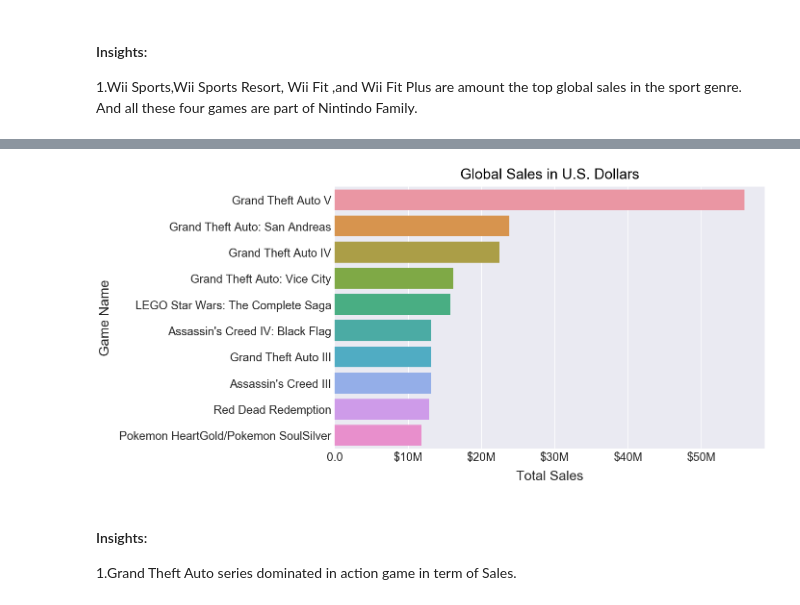
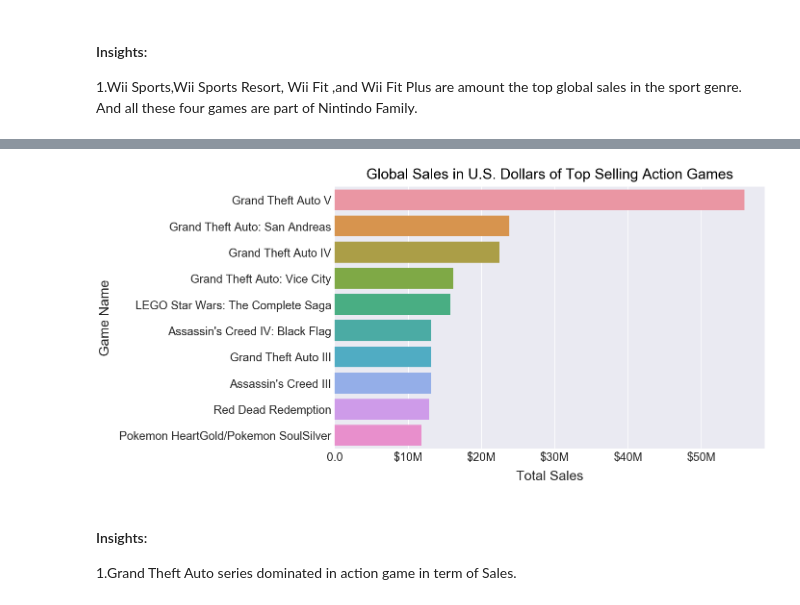
Before and after one commit to xzhang0529/Explore-Video-Games-Sales, a Jupyter notebook: Video Sales Analysis .ipynb, the cells around one changed output, grey strips where cells are left out. Drawn from its saved outputs; the diff is of its cells as text; code cells hidden in the pictures.

```diff
--- a/Video Sales Analysis .ipynb
+++ b/Video Sales Analysis .ipynb
@@ -379,17 +379,17 @@ plt.show();
 # %%
 topsales=Actions.groupby(['Name'])['Global_Sales'].sum().sort_values(ascending = False).reset_index().head(10)
 plt.figure(figsize = (16,10))
 sns.barplot(y=topsales["Name"], x=topsales["Global_Sales"], linewidth=1)
 plt.yticks(fontsize=24)
 plt.xticks(fontsize=24)
 plt.ylabel("Game Name", labelpad=15, fontsize=28)
 plt.xlabel("Total Sales", labelpad=15, fontsize=28)
-plt.title("Global Sales in U.S. Dollars", color='Black', fontsize=30, y=1.02)
+plt.title("Global Sales in U.S. Dollars of Top Selling Action Games", color='Black', fontsize=30, y=1.02)
 ax = plt.gca()
 ax.xaxis.set_major_formatter(tick.FuncFormatter(x_fmt))
 plt.show();
 # %% [output]
-[figure, old version]
+[figure, new version]
 # %% [markdown]
 #### Insights:
 1.Grand Theft Auto series dominated in action game in term of Sales.
```
Also changed, not shown: parts of 6 cells of this notebook.
